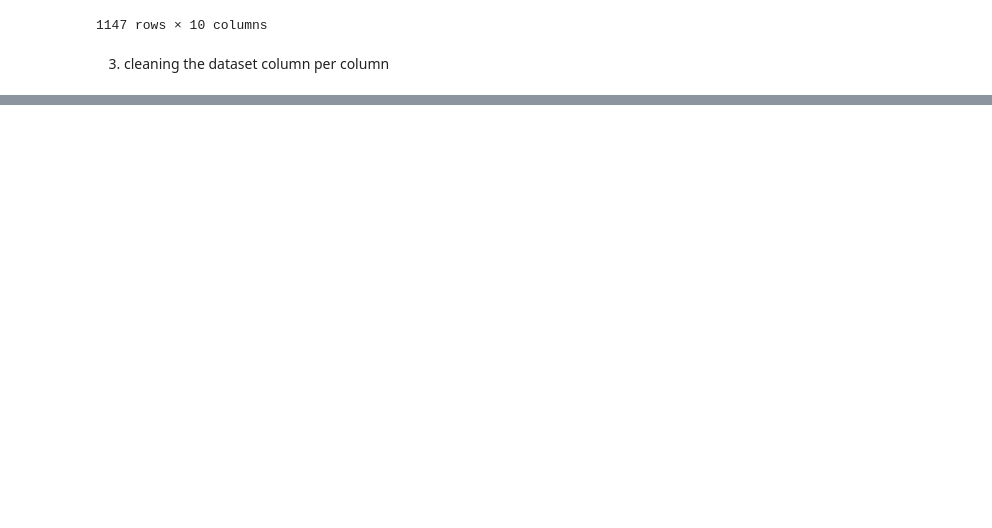
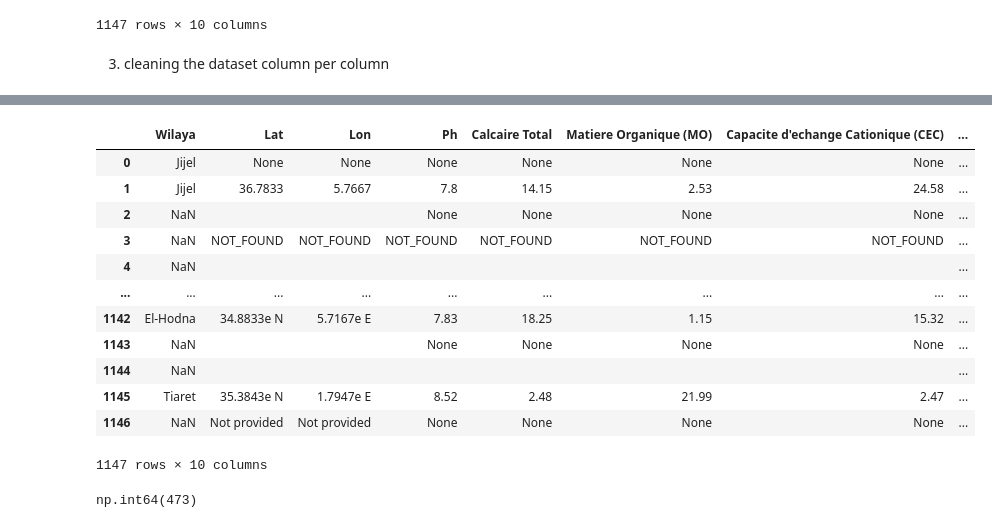
Before and after one commit to grosvenor01/having-some-fun, a Jupyter notebook: pdfExtract.ipynb, the cells around one changed output, grey strips where cells are left out. Cells and saved outputs as stored; diff of their text form; code cells hidden in the pictures; blank space fills up the shorter version.

```diff
--- a/pdfExtract.ipynb
+++ b/pdfExtract.ipynb
@@ -125,0 +171,36 @@ df
+# %%
+import numpy as np
+valid_wilayas = [
+    'Jijel', 'Tizi-Ouzou', 'Annaba', 'Biskra', "M'sila", 'Tiaret', 'Baraki',
+    'Medea', 'Bejaea', 'Wilaya de Setif', 'Pas de Calais', 'Tipaza', 'Tebessa',
+    'Tlemcen', 'Mostaganem', 'Wilaya of Tizi Ouzou', 'Batna', 'Bouira',
+    'Ain Temouchent', 'Alger', 'Guelma', 'Constantine', 'Blida', 'Ain Temouchent',
+    'Relizane', 'Djelfa', 'Setif', 'Guerif', 'Ghardaia', 'Ain Defla',
+    'Sidi Bel Abbes', 'Algiers', 'Mitidja', 'Bechar', 'Bordj Bou Arreridj',
+    'Chlef', 'Tamanrasset', 'Skikda', 'BATNA', 'Wilaya of Mostaganem',
+    'Gafsa', 'Fes', 'Kerman', 'Safi', 'Oran', 'Constantine',
+    'Wilaya of Constantine', 'Wilaya de Constantine', 'Berriche',
+    'Wilaya de Kais', 'El-Hodna', 'Tindouf', 'Touggourt', 'Oum El Bouaghi',
+    'Wilaya of Mascara', 'Wilaya of Tiaret'
+]
+df['Wilaya'] = df['Wilaya'].where(df['Wilaya'].isin(valid_wilayas), np.nan)
+# %%
+df
+# %% [output]
+|  | Wilaya | Lat | Lon | Ph | Calcaire Total | Matiere Organique (MO) | Capacite d'echange Cationique (CEC) | ... |
+| 0 | Jijel | None | None | None | None | None | None | ... |
+| 1 | Jijel | 36.7833 | 5.7667 | 7.8 | 14.15 | 2.53 | 24.58 | ... |
+| 2 | NaN |  |  | None | None | None | None | ... |
+| 3 | NaN | NOT_FOUND | NOT_FOUND | NOT_FOUND | NOT_FOUND | NOT_FOUND | NOT_FOUND | ... |
+| 4 | NaN |  |  |  |  |  |  | ... |
+| ... | ... | ... | ... | ... | ... | ... | ... | ... |
+| 1142 | El-Hodna | 34.8833e N | 5.7167e E | 7.83 | 18.25 | 1.15 | 15.32 | ... |
+| 1143 | NaN |  |  | None | None | None | None | ... |
+| 1144 | NaN |  |  |  |  |  |  | ... |
+| 1145 | Tiaret | 35.3843e N | 1.7947e E | 8.52 | 2.48 | 21.99 | 2.47 | ... |
+| 1146 | NaN | Not provided | Not provided | None | None | None | None | ... |
+1147 rows × 10 columns
+# %%
+df["Wilaya"].isna().sum()
+# %% [output]
+np.int64(473)
```
Also changed, not shown: parts of 17 cells of this notebook, 3 other files.
